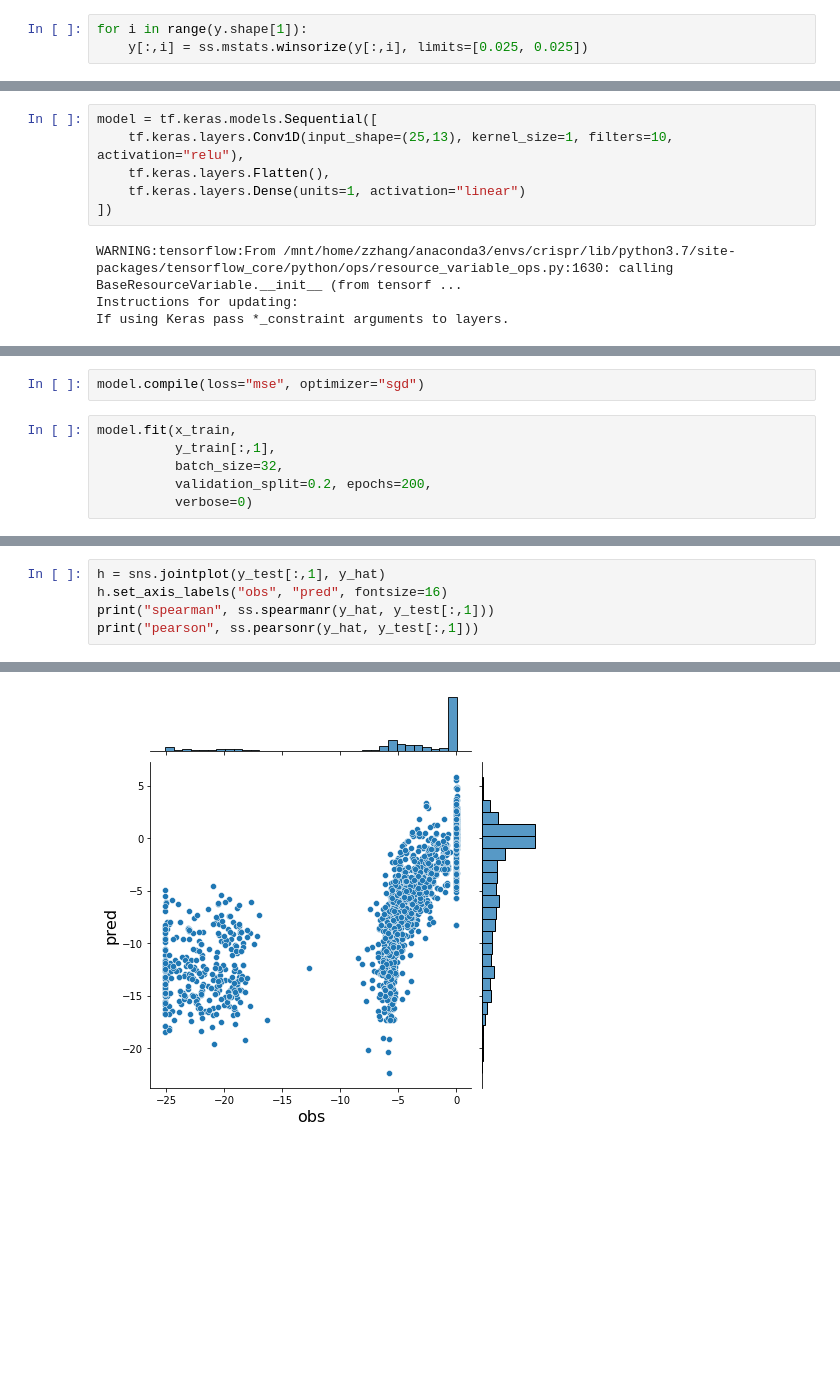
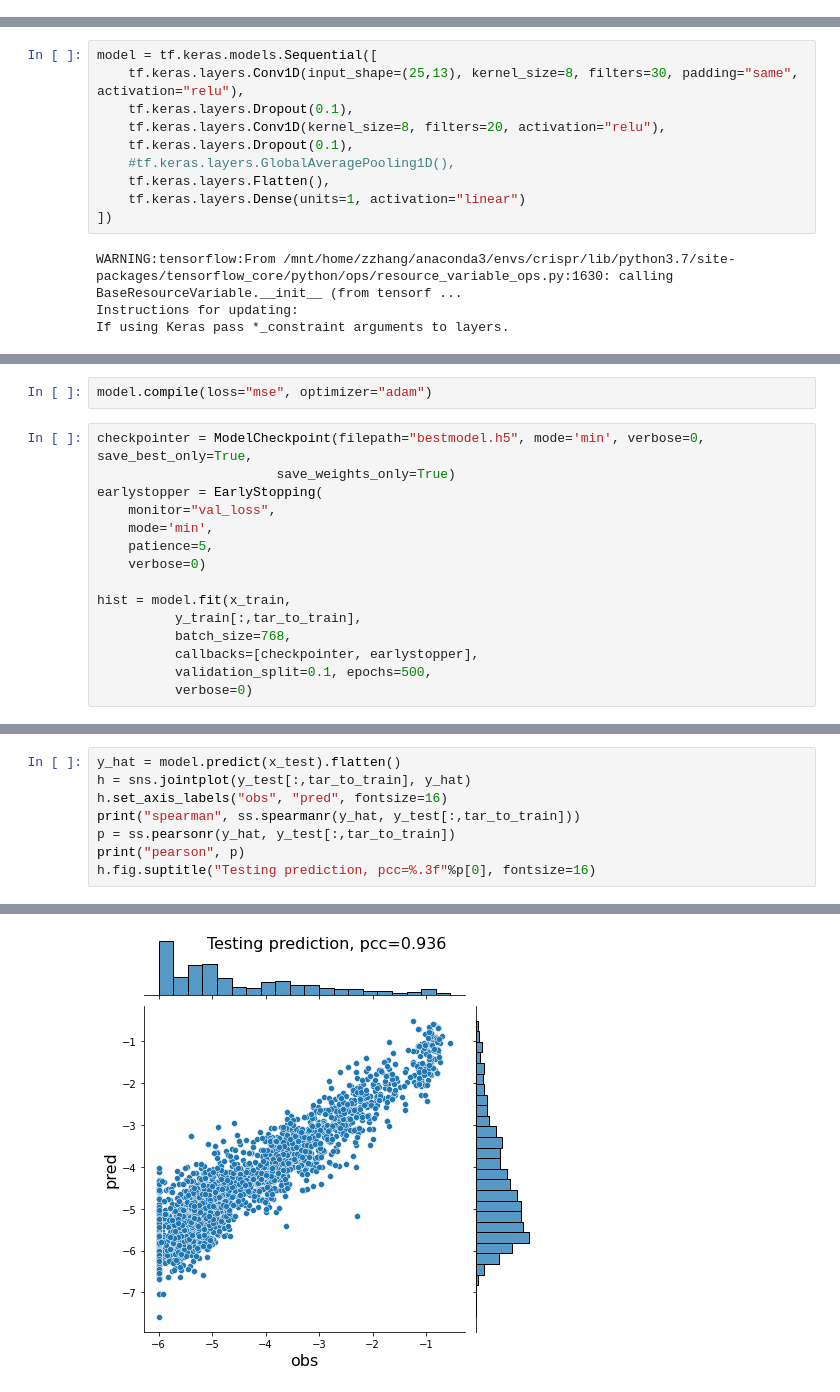
Before and after one commit to zj-zhang/Elektrum, a Jupyter notebook: notebooks/02-fullConnectModel.ipynb, the cells around one changed output, grey strips where cells are left out. Cells and saved outputs as stored; diff of their text form; blank space fills up the shorter version.

Commit message:
re-compile data by logarithm of sgRNA1

```diff
--- a/notebooks/02-fullConnectModel.ipynb
+++ b/notebooks/02-fullConnectModel.ipynb
@@ -20,3 +38,0 @@ sns.displot(y[:,1])
-# %%
-for i in range(y.shape[1]):
-    y[:,i] = ss.mstats.winsorize(y[:,i], limits=[0.025, 0.025])
@@ -29,7 +40,11 @@ sns.displot(y[:,1])
 x_train, x_test, y_train, y_test = train_test_split(x, y, test_size=0.2, random_state=777)
 # %%
 model = tf.keras.models.Sequential([
-    tf.keras.layers.Conv1D(input_shape=(25,13), kernel_size=1, filters=10, activation="relu"),
+    tf.keras.layers.Conv1D(input_shape=(25,13), kernel_size=8, filters=30, padding="same", activation="relu"),
+    tf.keras.layers.Dropout(0.1),
+    tf.keras.layers.Conv1D(kernel_size=8, filters=20, activation="relu"),
+    tf.keras.layers.Dropout(0.1),
+    #tf.keras.layers.GlobalAveragePooling1D(),
     tf.keras.layers.Flatten(),
     tf.keras.layers.Dense(units=1, activation="linear")
 ])
@@ -55,10 +76,19 @@ Trainable params: 391
 Non-trainable params: 0
 _________________________________________________________________
 # %%
-model.compile(loss="mse", optimizer="sgd")
+model.compile(loss="mse", optimizer="adam")
 # %%
-model.fit(x_train,
-          y_train[:,1],
-          batch_size=32,
-          validation_split=0.2, epochs=200,
+checkpointer = ModelCheckpoint(filepath="bestmodel.h5", mode='min', verbose=0, save_best_only=True,
+                       save_weights_only=True)
+earlystopper = EarlyStopping(
+    monitor="val_loss",
+    mode='min',
+    patience=5,
+    verbose=0)
+
+hist = model.fit(x_train,
+          y_train[:,tar_to_train],
+          batch_size=768,
+          callbacks=[checkpointer, earlystopper],
+          validation_split=0.1, epochs=500,
           verbose=0)
@@ -69,6 +105,9 @@ y_hat = model.predict(x_test).flatten()
 # %%
-h = sns.jointplot(y_test[:,1], y_hat)
+y_hat = model.predict(x_test).flatten()
+h = sns.jointplot(y_test[:,tar_to_train], y_hat)
 h.set_axis_labels("obs", "pred", fontsize=16)
-print("spearman", ss.spearmanr(y_hat, y_test[:,1]))
-print("pearson", ss.pearsonr(y_hat, y_test[:,1]))
+print("spearman", ss.spearmanr(y_hat, y_test[:,tar_to_train]))
+p = ss.pearsonr(y_hat, y_test[:,tar_to_train])
+print("pearson", p)
+h.fig.suptitle("Testing prediction, pcc=%.3f"%p[0], fontsize=16)
 # %% [output]
@@ -77 +117 @@ pearson (0.7613831515013036, 0.0)
-[figure, old version]
+[figure, new version]
```
Also changed, not shown: parts of 10 cells of this notebook, 7 other files.
